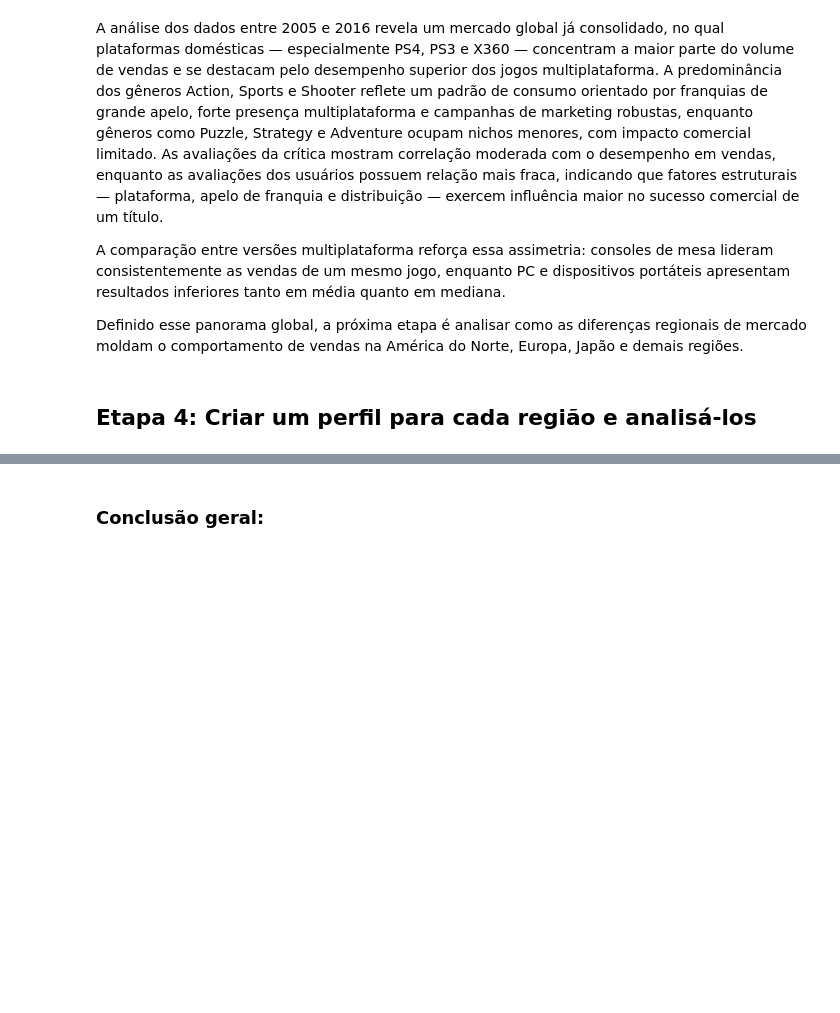
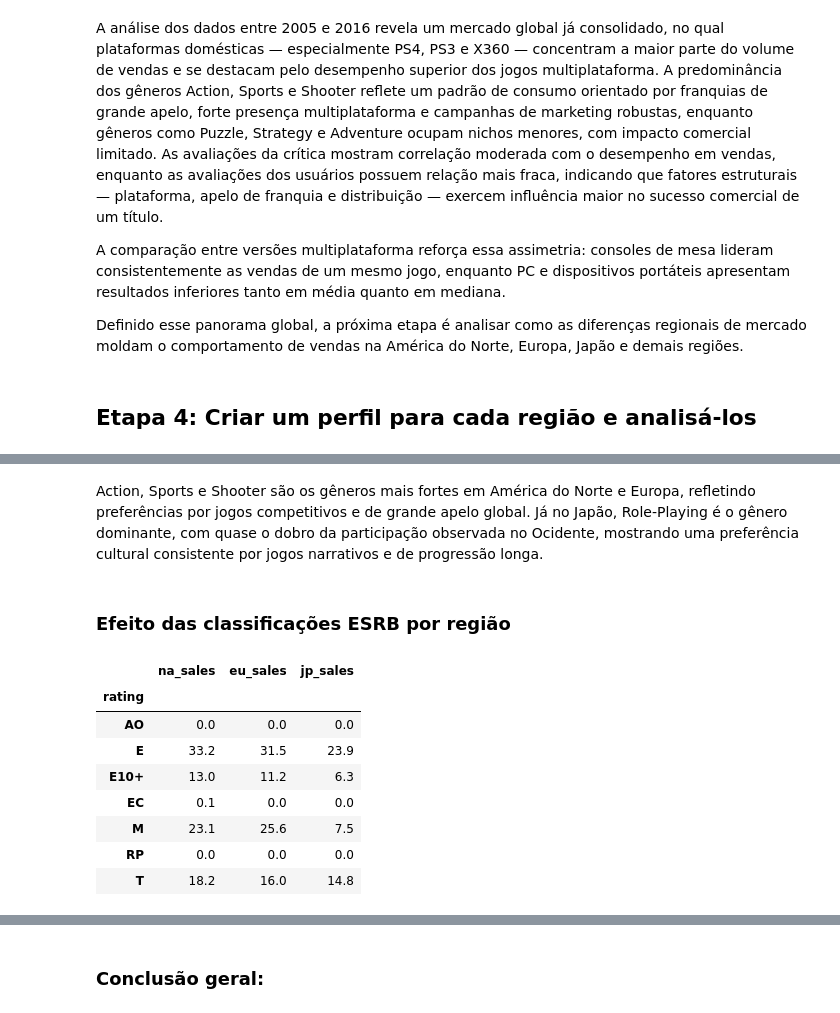
Before and after one commit to BCaravina/video-games-EDA, a Jupyter notebook: notebooks/analysis.ipynb, the cells around one changed output, grey strips where cells are left out. Cells and saved outputs as stored; diff of their text form; code cells hidden in the pictures; blank space fills up the shorter version.

```diff
--- a/notebooks/analysis.ipynb
+++ b/notebooks/analysis.ipynb
@@ -997,0 +745,33 @@ Em mercados menores e mais heterogêneos, como América Latina, Oriente Médio e
+# %% [markdown]
+Action, Sports e Shooter são os gêneros mais fortes em América do Norte e Europa, refletindo preferências por jogos competitivos e de grande apelo global. Já no Japão, Role-Playing é o gênero dominante, com quase o dobro da participação observada no Ocidente, mostrando uma preferência cultural consistente por jogos narrativos e de progressão longa.
+# %% [markdown]
+### Efeito das classificações ESRB por região
+# %%
+# desempenho geral dos ratings no mercado
+# removendo linhas com NaNs
+df_rated = df_2005_2016.dropna(subset=["rating"])
+
+# vendas totais por rating em cada região
+rating_region_sales = (
+    df_rated
+    .groupby("rating")[["na_sales", "eu_sales", "jp_sales"]]
+    .sum()
+)
+
+# participação (%) por rating em cada região
+rating_region_share = (
+    rating_region_sales
+    .div(total_by_region, axis=1) * 100
+).round(1)
+
+display(rating_region_share)
+# %% [output]
+|  | na_sales | eu_sales | jp_sales |
+| rating |  |  |  |
+| AO | 0.0 | 0.0 | 0.0 |
+| E | 33.2 | 31.5 | 23.9 |
+| E10+ | 13.0 | 11.2 | 6.3 |
+| EC | 0.1 | 0.0 | 0.0 |
+| M | 23.1 | 25.6 | 7.5 |
+| RP | 0.0 | 0.0 | 0.0 |
+| T | 18.2 | 16.0 | 14.8 |
```
Also changed, not shown: parts of 29 cells of this notebook.
